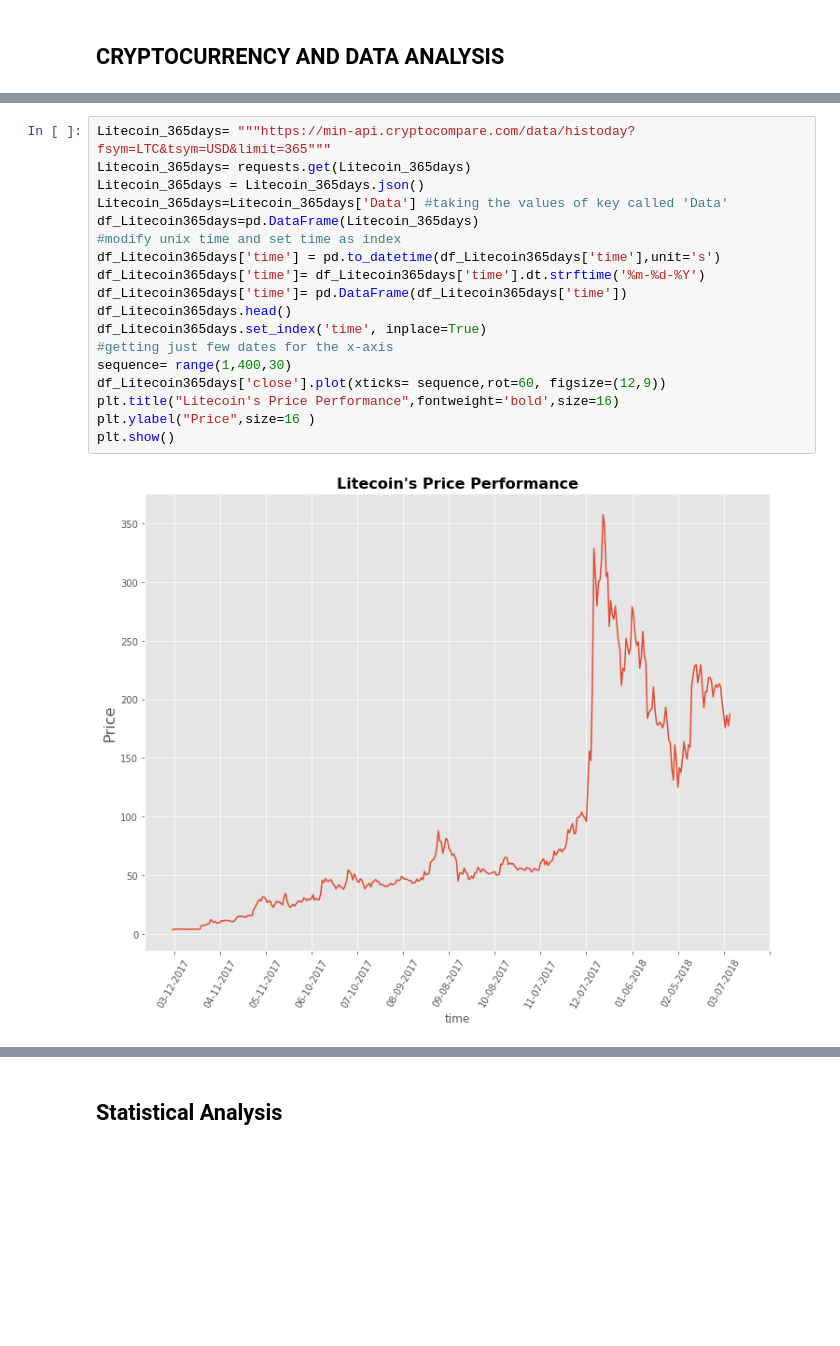
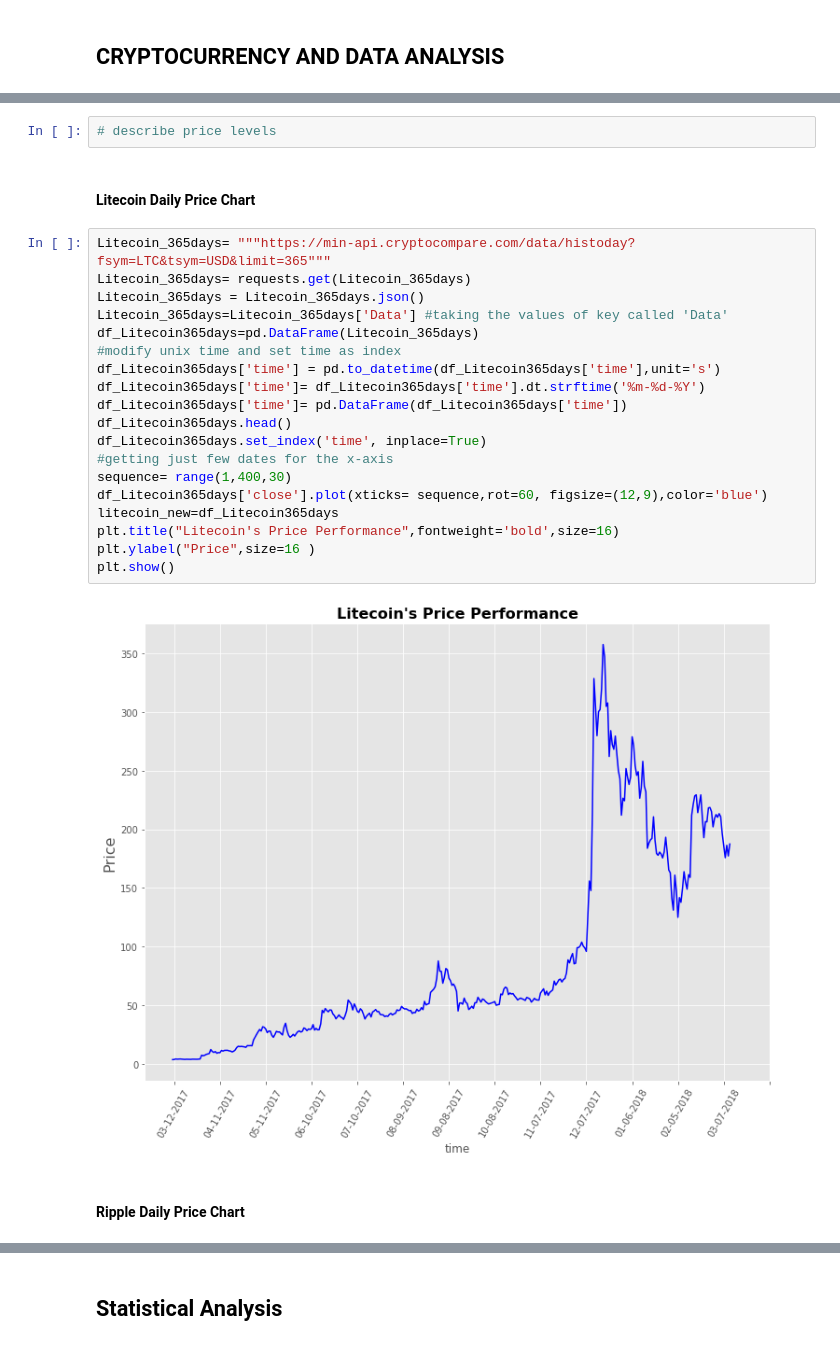
Before and after one commit to rickalarcon/Final_Project_Cryptocrruncy_Analysis, a Jupyter notebook: Final_Project_Crytocurrency.ipynb, the cells around one changed output, grey strips where cells are left out. Saved outputs shown, nothing was run; the diff lists cells and outputs as text; blank space fills up the shorter version.

```diff
--- a/Final_Project_Crytocurrency.ipynb
+++ b/Final_Project_Crytocurrency.ipynb
@@ -69,23 +77,30 @@ plt.show()
+# %%
+# describe price levels
+# %% [markdown]
+#### Litecoin Daily Price Chart
 # %%
 Litecoin_365days= """https://min-api.cryptocompare.com/data/histoday?fsym=LTC&tsym=USD&limit=365"""
 Litecoin_365days= requests.get(Litecoin_365days)
 Litecoin_365days = Litecoin_365days.json()
 Litecoin_365days=Litecoin_365days['Data'] #taking the values of key called 'Data'
 df_Litecoin365days=pd.DataFrame(Litecoin_365days)
 #modify unix time and set time as index
 df_Litecoin365days['time'] = pd.to_datetime(df_Litecoin365days['time'],unit='s')
 df_Litecoin365days['time']= df_Litecoin365days['time'].dt.strftime('%m-%d-%Y')
 df_Litecoin365days['time']= pd.DataFrame(df_Litecoin365days['time'])
 df_Litecoin365days.head()
 df_Litecoin365days.set_index('time', inplace=True)
 #getting just few dates for the x-axis
 sequence= range(1,400,30)
-df_Litecoin365days['close'].plot(xticks= sequence,rot=60, figsize=(12,9))
+df_Litecoin365days['close'].plot(xticks= sequence,rot=60, figsize=(12,9),color='blue')
+litecoin_new=df_Litecoin365days
 plt.title("Litecoin's Price Performance",fontweight='bold',size=16)
 plt.ylabel("Price",size=16 )
 plt.show()
 # %% [output]
-[figure, old version]
+[figure, new version]
+# %% [markdown]
+#### Ripple Daily Price Chart
 # %%
 Ripple_365days= """https://min-api.cryptocompare.com/data/histoday?fsym=XRP&tsym=USD&limit=365"""
 Ripple_365days= requests.get(Ripple_365days)
```
Also changed, not shown: parts of 55 cells of this notebook.
